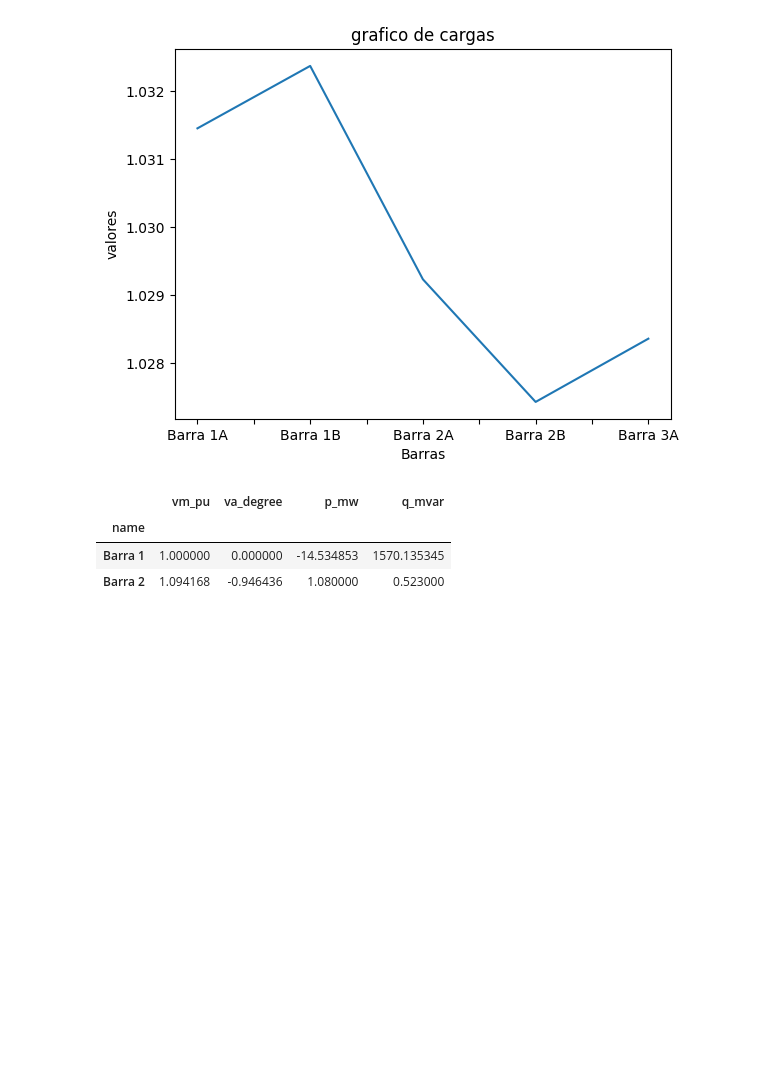
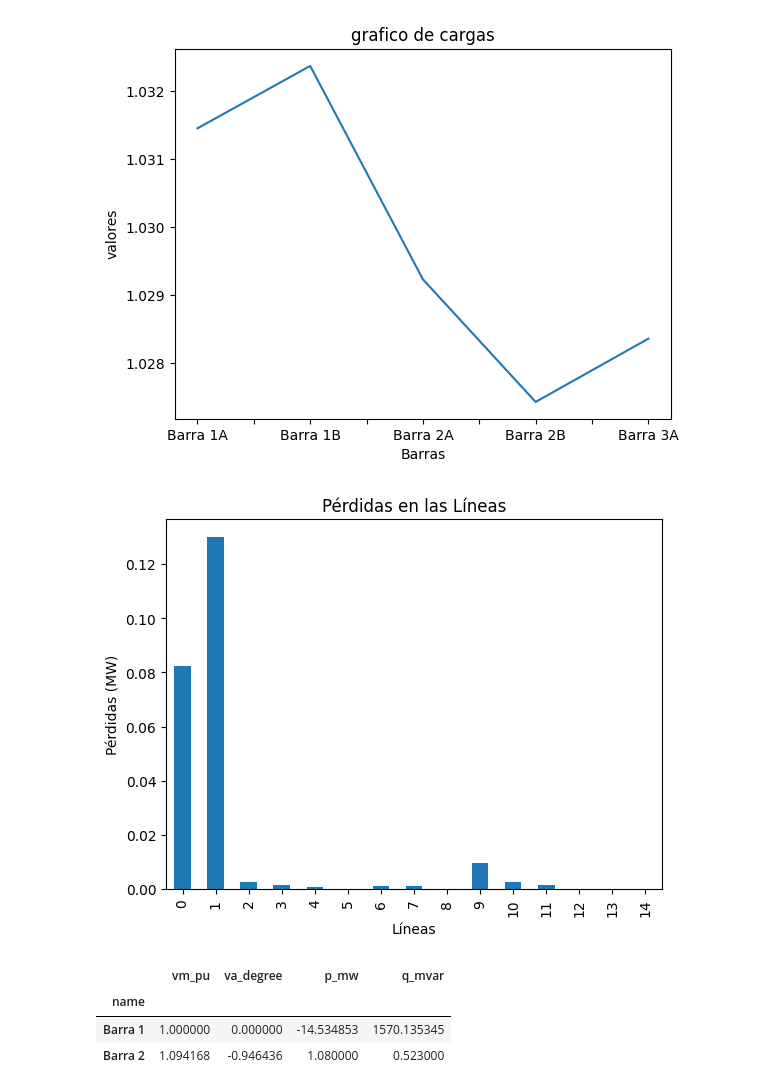
Before and after one commit to pauluxsaada/G7A_Sep1_S12024, a Jupyter notebook: tarea_sep_1.ipynb, the cells around one changed output. Saved outputs shown, nothing was run; the diff lists cells and outputs as text; code cells hidden in the pictures; blank space fills up the shorter version.

```diff
--- a/tarea_sep_1.ipynb
+++ b/tarea_sep_1.ipynb
@@ -61,6 +61,18 @@ plt.ylabel('valores')
 plt.show()
 # %% [output]
 [figure]
+# %%
+# Calcular pérdidas
+net.res_line['loss_mw'] = net.res_line.pl_mw
+
+# Graficar pérdidas
+net.res_line.loss_mw.plot(kind='bar')
+plt.xlabel('Líneas')
+plt.ylabel('Pérdidas (MW)')
+plt.title('Pérdidas en las Líneas')
+plt.show()
+# %% [output]
+[figure, added]
 # %%
 #sistema 2 barras
 
```
